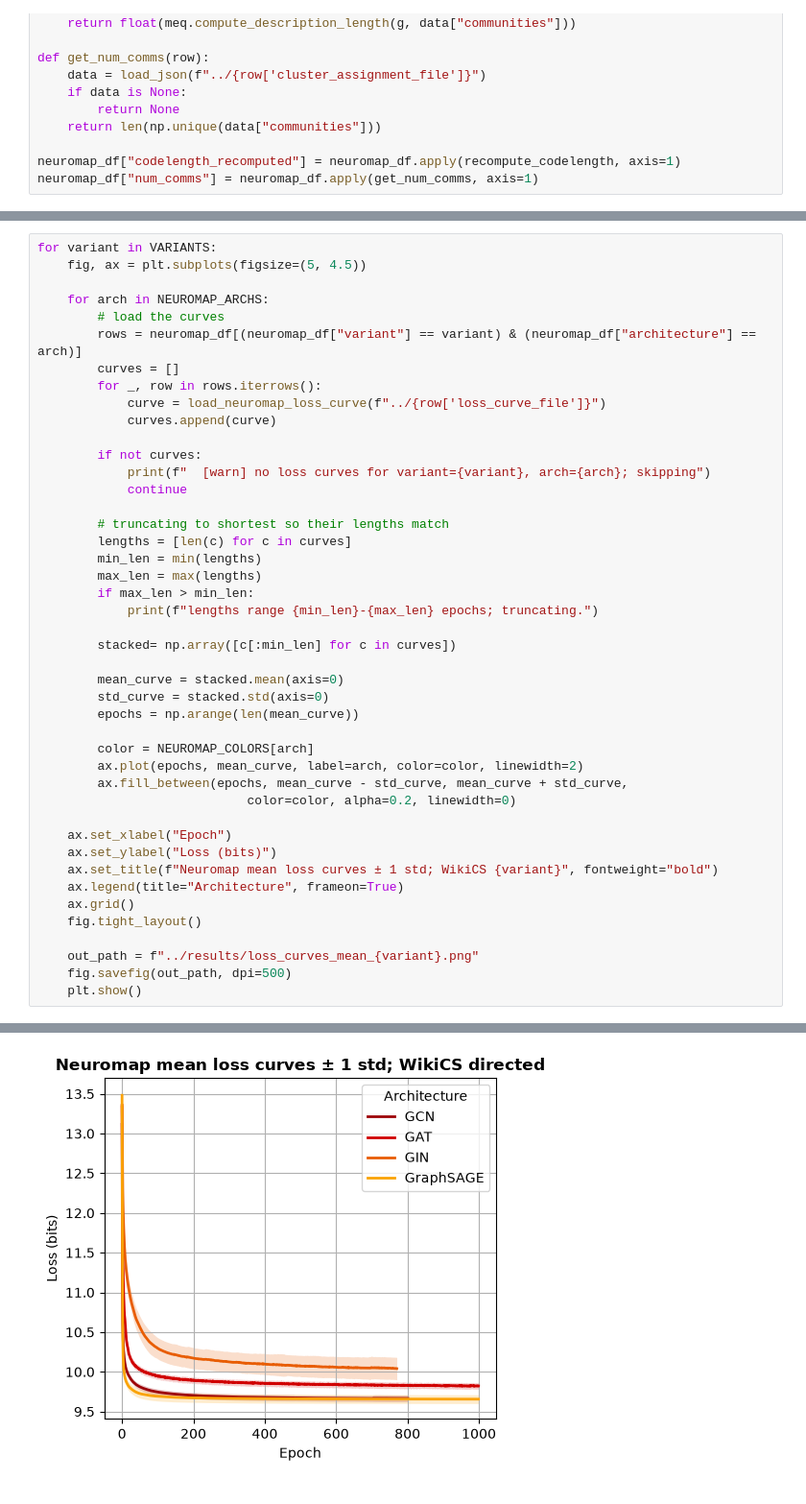
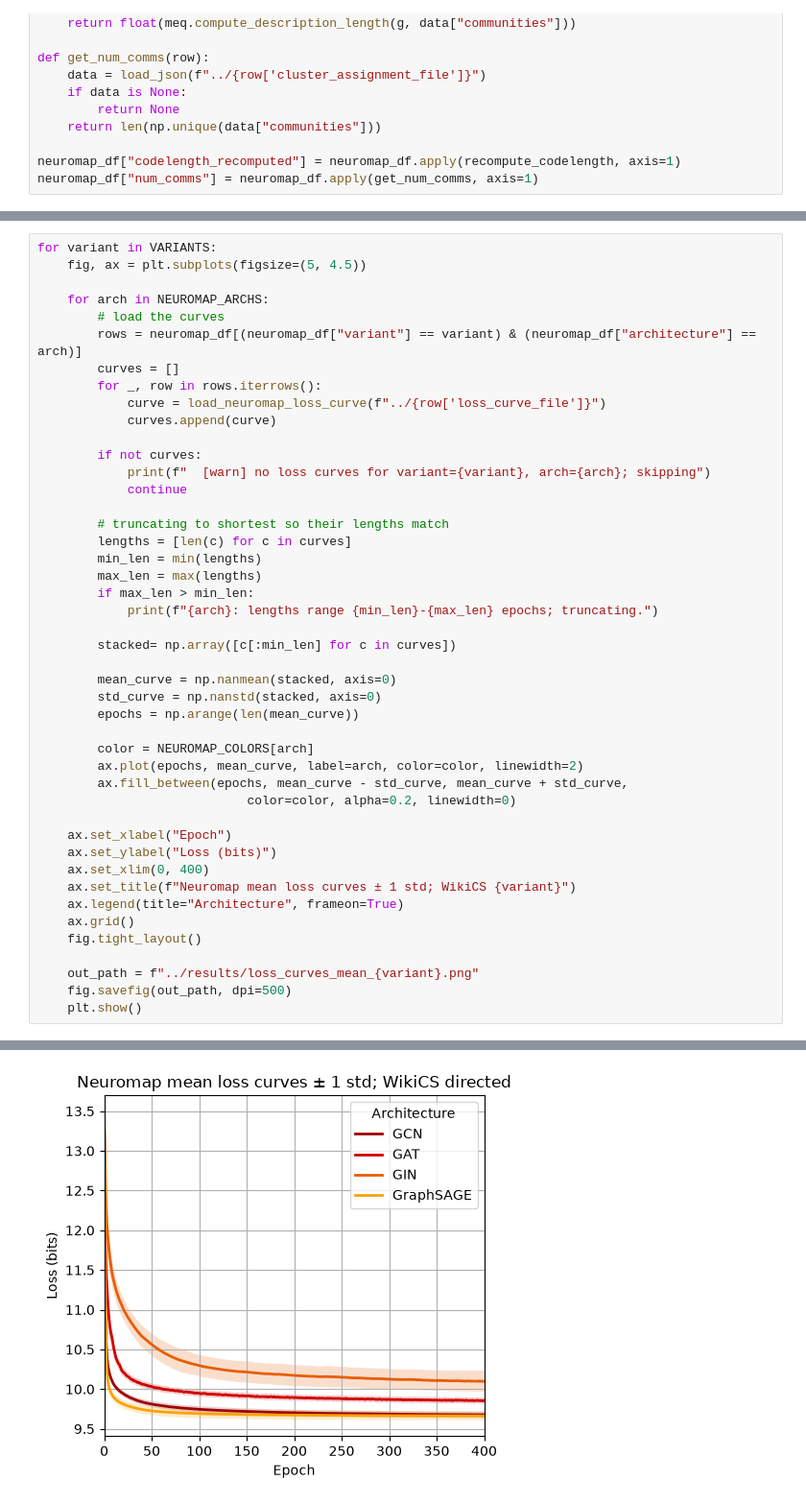
Before and after one commit to lm-schulze/ITI_project, a Jupyter notebook: notebooks/WikiCS_analysis.ipynb, the cells around one changed output, grey strips where cells are left out. Shown at 96% size. Saved outputs shown, nothing was run; the diff lists cells and outputs as text.

Commit message:
🚧 Cont'd result analysis and plots, incl. partition similarity heatmaps

```diff
--- a/notebooks/WikiCS_analysis.ipynb
+++ b/notebooks/WikiCS_analysis.ipynb
@@ -388,12 +466,12 @@ for variant in VARIANTS:
         min_len = min(lengths)
         max_len = max(lengths)
         if max_len > min_len:
-            print(f"lengths range {min_len}-{max_len} epochs; truncating.")
+            print(f"{arch}: lengths range {min_len}-{max_len} epochs; truncating.")
 
         stacked= np.array([c[:min_len] for c in curves])
 
-        mean_curve = stacked.mean(axis=0)
-        std_curve = stacked.std(axis=0)
+        mean_curve = np.nanmean(stacked, axis=0)
+        std_curve = np.nanstd(stacked, axis=0)
         epochs = np.arange(len(mean_curve))
 
         color = NEUROMAP_COLORS[arch]
@@ -403,7 +481,8 @@ for variant in VARIANTS:
 
     ax.set_xlabel("Epoch")
     ax.set_ylabel("Loss (bits)")
-    ax.set_title(f"Neuromap mean loss curves ± 1 std; WikiCS {variant}", fontweight="bold")
+    ax.set_xlim(0, 400)
+    ax.set_title(f"Neuromap mean loss curves ± 1 std; WikiCS {variant}")
     ax.legend(title="Architecture", frameon=True)
     ax.grid()
     fig.tight_layout()
@@ -417 +496 @@ lengths range 771-1000 epochs; truncating.
-[figure, old version]
+[figure, new version]
```
Also changed, not shown: parts of 31 cells of this notebook, 1 other file.
